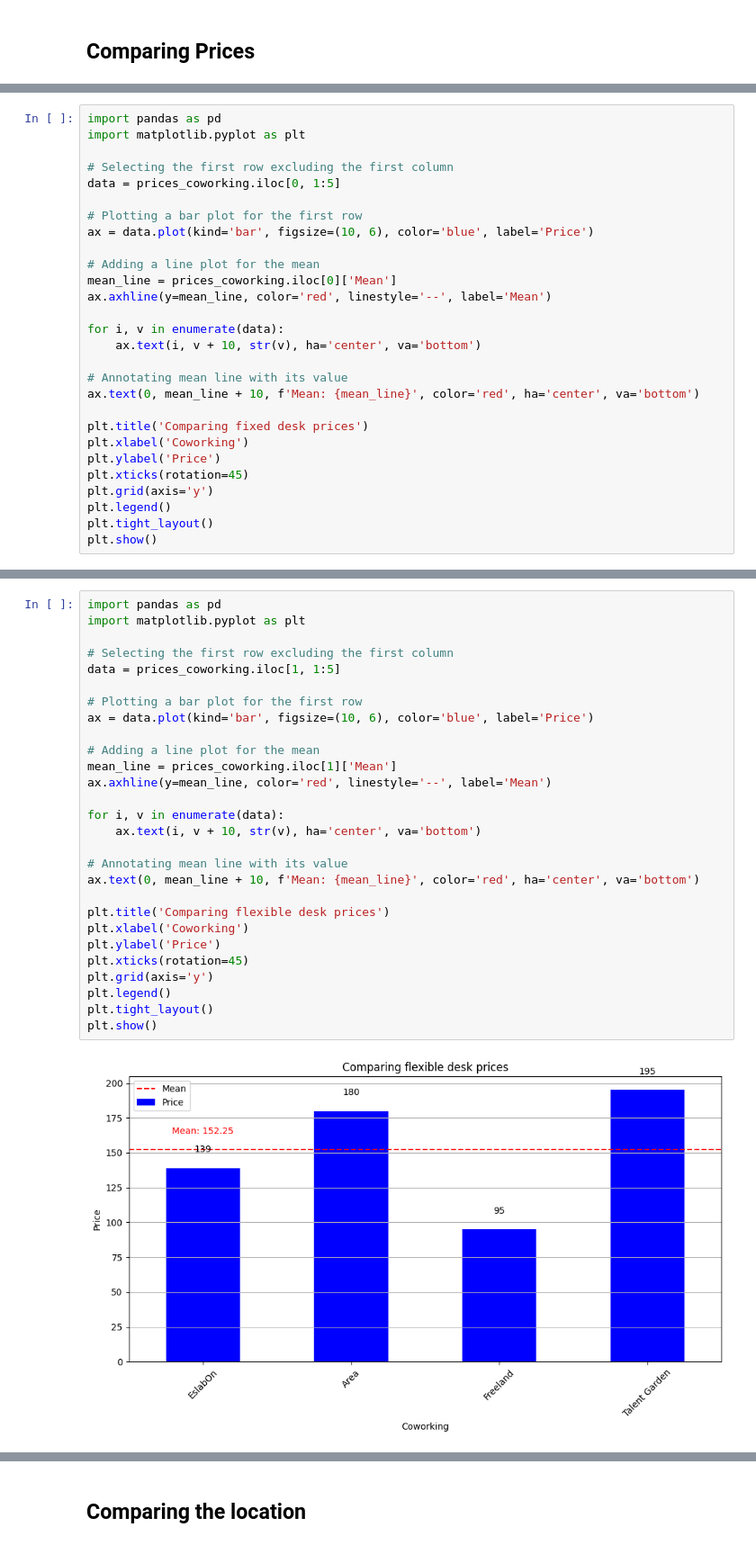
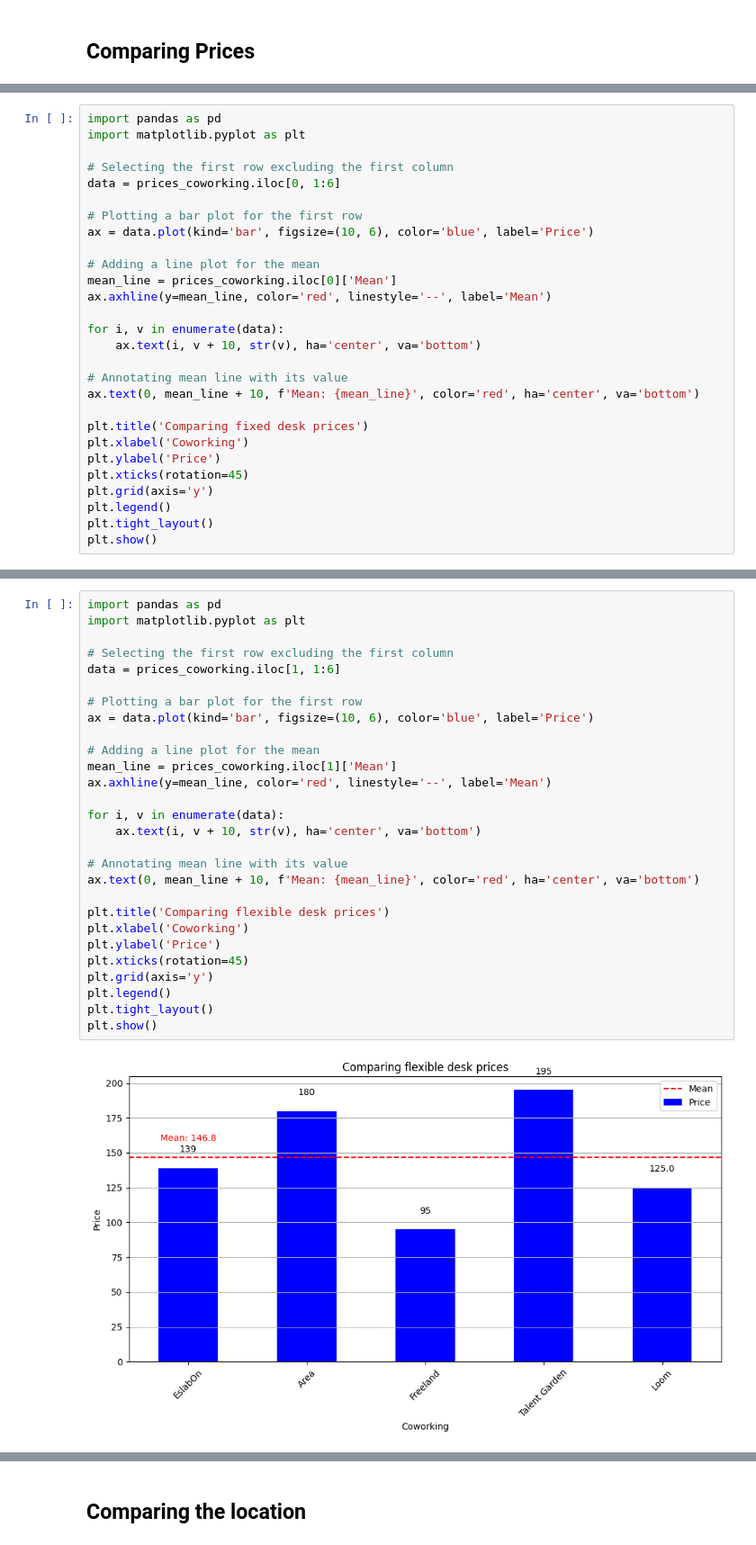
Before and after one commit to GabrielFersPin/Coworking, a Jupyter notebook: Coworking.ipynb, the cells around one changed output, grey strips where cells are left out. Shown at 90% size. Cells and saved outputs as stored; diff of their text form.

```diff
--- a/Coworking.ipynb
+++ b/Coworking.ipynb
@@ -274,7 +274,7 @@ import pandas as pd
 import matplotlib.pyplot as plt
 
 # Selecting the first row excluding the first column
-data = prices_coworking.iloc[0, 1:5]
+data = prices_coworking.iloc[0, 1:6]
 
 # Plotting a bar plot for the first row
 ax = data.plot(kind='bar', figsize=(10, 6), color='blue', label='Price')
@@ -302,33 +302,33 @@ plt.show()
 # %%
 import pandas as pd
 import matplotlib.pyplot as plt
 
 # Selecting the first row excluding the first column
-data = prices_coworking.iloc[1, 1:5]
+data = prices_coworking.iloc[1, 1:6]
 
 # Plotting a bar plot for the first row
 ax = data.plot(kind='bar', figsize=(10, 6), color='blue', label='Price')
 
 # Adding a line plot for the mean
 mean_line = prices_coworking.iloc[1]['Mean']
 ax.axhline(y=mean_line, color='red', linestyle='--', label='Mean')
 
 for i, v in enumerate(data):
     ax.text(i, v + 10, str(v), ha='center', va='bottom')
 
 # Annotating mean line with its value
 ax.text(0, mean_line + 10, f'Mean: {mean_line}', color='red', ha='center', va='bottom')
 
 plt.title('Comparing flexible desk prices')
 plt.xlabel('Coworking')
 plt.ylabel('Price')
 plt.xticks(rotation=45)
 plt.grid(axis='y')
 plt.legend()
 plt.tight_layout()
 plt.show()
 # %% [output]
-[figure, old version]
+[figure, new version]
 # %%
 import pandas as pd
 import matplotlib.pyplot as plt
```
Also changed, not shown: parts of 10 cells of this notebook.
